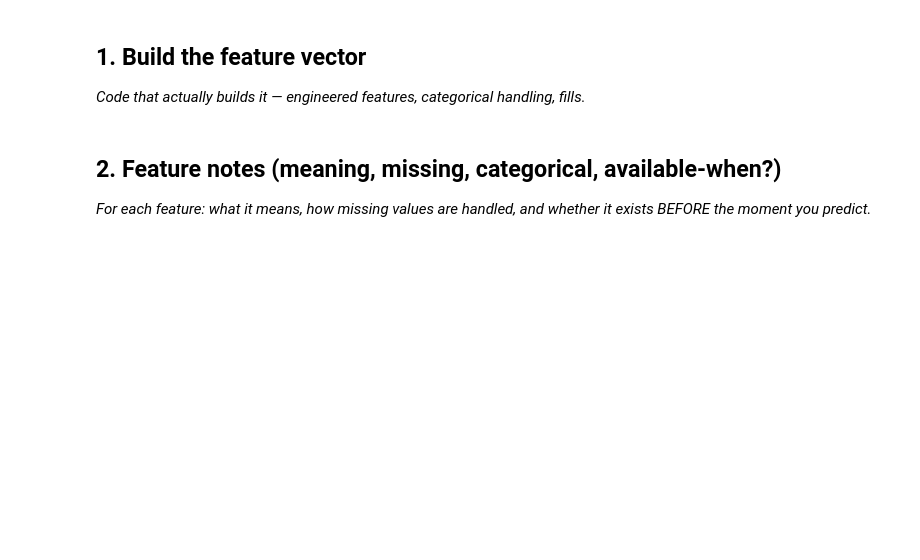
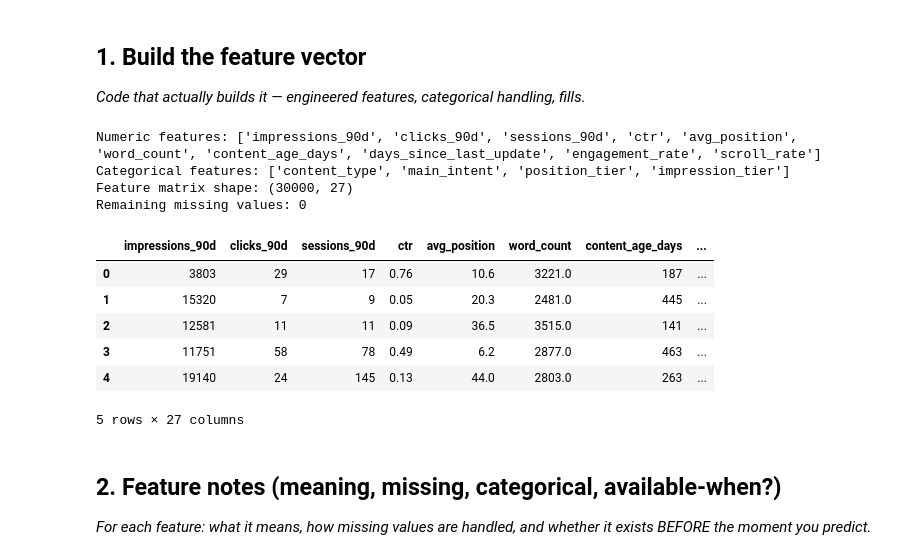
Before and after one commit to bilalahmed251/-ML-Search-Discovery, a Jupyter notebook: work/notebooks/w03_feature_leakage_check.ipynb, the cells around one changed output. Drawn from its saved outputs; the diff is of its cells as text; code cells hidden in the pictures; blank space fills up the shorter version.

```diff
--- a/work/notebooks/w03_feature_leakage_check.ipynb
+++ b/work/notebooks/w03_feature_leakage_check.ipynb
@@ -16,3 +16,82 @@ This skeleton is yours to fill. Work the sections **in order** — each one has
+# %%
+import os
+import pandas as pd
+import numpy as np
+
+repo = "/content/ML-Search-Discovery"
+
+if not os.path.exists(repo):
+    !git clone -q --depth 1 https://github.com/bilalahmed251/-ML-Search-Discovery.git {repo}
+
+df = pd.read_csv(
+    f"{repo}/data/raw/content_refresh_anonymized.csv"
+ ).copy()
+
+numeric_features = [
+    "impressions_90d",
+    "clicks_90d",
+    "sessions_90d",
+    "ctr",
+    "avg_position",
+    "word_count",
+    "content_age_days",
+    "days_since_last_update",
+    "engagement_rate",
+    "scroll_rate",
+]
+
+categorical_features = [
+    "content_type",
+    "main_intent",
+    "position_tier",
+    "impression_tier",
+]
+
+numeric_features = [
+    col for col in numeric_features
+    if col in df.columns
+]
+
+categorical_features = [
+    col for col in categorical_features
+    if col in df.columns
+]
+
+X_numeric = df[numeric_features].apply(
+    pd.to_numeric,
+    errors="coerce"
+).copy()
+
+X_numeric = X_numeric.fillna(X_numeric.median())
+
+X_categorical = pd.get_dummies(
+    df[categorical_features].fillna("MISSING"),
+    columns=categorical_features,
+    dtype=int
+)
+
+X = pd.concat(
+    [X_numeric, X_categorical],
+    axis=1
+)
+
+print("Numeric features:", numeric_features)
+print("Categorical features:", categorical_features)
+print("Feature matrix shape:", X.shape)
+print("Remaining missing values:", int(X.isna().sum().sum()))
+display(X.head())
+# %% [output]
+Numeric features: ['impressions_90d', 'clicks_90d', 'sessions_90d', 'ctr', 'avg_position', 'word_count', 'content_age_days', 'days_since_last_update', 'engagement_rate', 'scroll_rate']
+Categorical features: ['content_type', 'main_intent', 'position_tier', 'impression_tier']
+Feature matrix shape: (30000, 27)
+Remaining missing values: 0
+|  | impressions_90d | clicks_90d | sessions_90d | ctr | avg_position | word_count | content_age_days | ... |
+| 0 | 3803 | 29 | 17 | 0.76 | 10.6 | 3221.0 | 187 | ... |
+| 1 | 15320 | 7 | 9 | 0.05 | 20.3 | 2481.0 | 445 | ... |
+| 2 | 12581 | 11 | 11 | 0.09 | 36.5 | 3515.0 | 141 | ... |
+| 3 | 11751 | 58 | 78 | 0.49 | 6.2 | 2877.0 | 463 | ... |
+| 4 | 19140 | 24 | 145 | 0.13 | 44.0 | 2803.0 | 263 | ... |
+5 rows × 27 columns
 # %% [markdown]
 ## 2. Feature notes (meaning, missing, categorical, available-when?)
 
```
Also changed, not shown: parts of 11 cells of this notebook.
